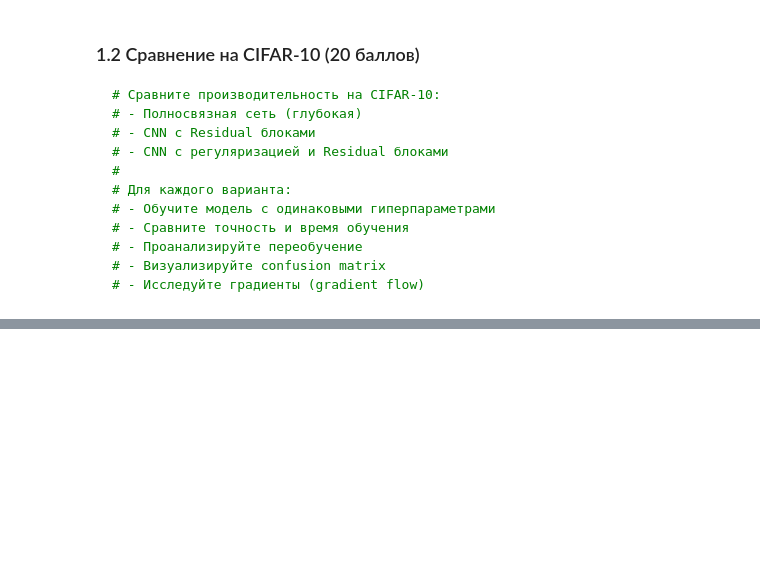
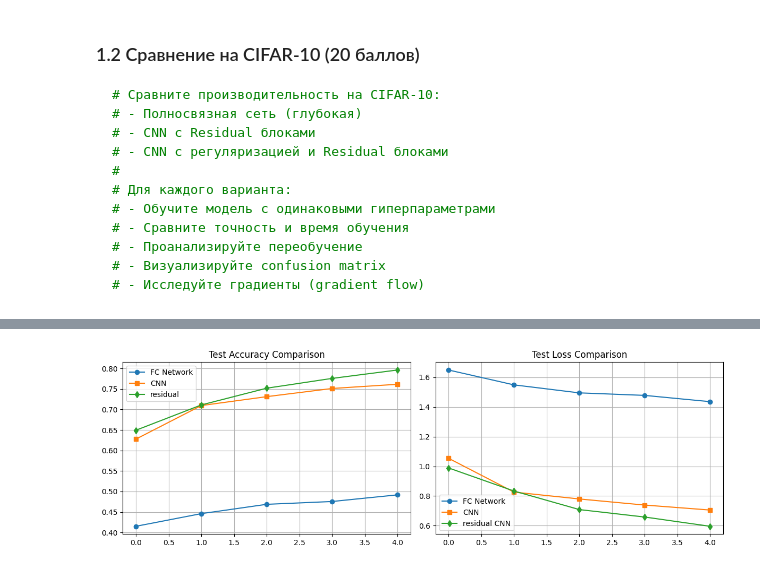
Before and after one commit to experiencedInternetUser/torch, a Jupyter notebook: lesson4-conv-models/homework_cnn_vs_fc_comparison.ipynb, the cells around one changed output, grey strips where cells are left out. Saved outputs shown, nothing was run; the diff lists cells and outputs as text; code cells hidden in the pictures; blank space fills up the shorter version.

````diff
--- a/lesson4-conv-models/homework_cnn_vs_fc_comparison.ipynb
+++ b/lesson4-conv-models/homework_cnn_vs_fc_comparison.ipynb
@@ -232,3 +241,30 @@ Residual CNN max accuracy: 0.9924
 # - Визуализируйте confusion matrix
 # - Исследуйте градиенты (gradient flow)
 ```
+# %%
+train_loader, test_loader = get_cifar_loaders(batch_size=64)
+# %%
+FC_model = FullyConnectedModel(
+    input_size=3072,
+    num_classes=10,
+    layers=[
+        {"type": "linear", "size": 128},
+        {"type": "batch_norm"},
+        {"type": "relu"},
+        {"type": "dropout", "rate": 0.3},
+
+        {"type": "linear", "size": 64},
+        {"type": "batch_norm"},
+        {"type": "relu"},
+        {"type": "dropout", "rate": 0.3},
+
+        {"type": "linear", "size": 32},
+        {"type": "batch_norm"},
+        {"type": "relu"},
+        {"type": "dropout", "rate": 0.3},
+    ]
+).to(device)
+print(f"FC-Model parameters: {count_parameters(FC_model)}")
+
+print("Training FC-model...")
+FC_history = train_model(FC_model, train_loader, test_loader, epochs=5, device=str(device))
@@ -234,0 +294,6 @@ Residual CNN max accuracy: 0.9924
+# %%
+simple_cnn = CIFARCNN(num_classes=10).to(device)
+print(f"Simple CNN parameters: {count_parameters(simple_cnn)}")
+
+print("Training Simple CNN...")
+simple_history = train_model(simple_cnn, train_loader, test_loader, epochs=5, device=str(device))
@@ -234,0 +323,6 @@ Residual CNN max accuracy: 0.9924
+# %%
+residual_cnn = CNNWithResidual(input_channels=3, num_classes=10).to(device)
+print(f"Residual CNN parameters: {count_parameters(residual_cnn)}")
+
+print("Training Residual CNN...")
+residual_history = train_model(residual_cnn, train_loader, test_loader, epochs=5, device=str(device))
@@ -234,0 +352,4 @@ Residual CNN max accuracy: 0.9924
+# %%
+compare_models(FC_history, simple_history, residual_history)
+# %% [output]
+[figure, added]
````
Also changed, not shown: parts of 15 cells of this notebook.
